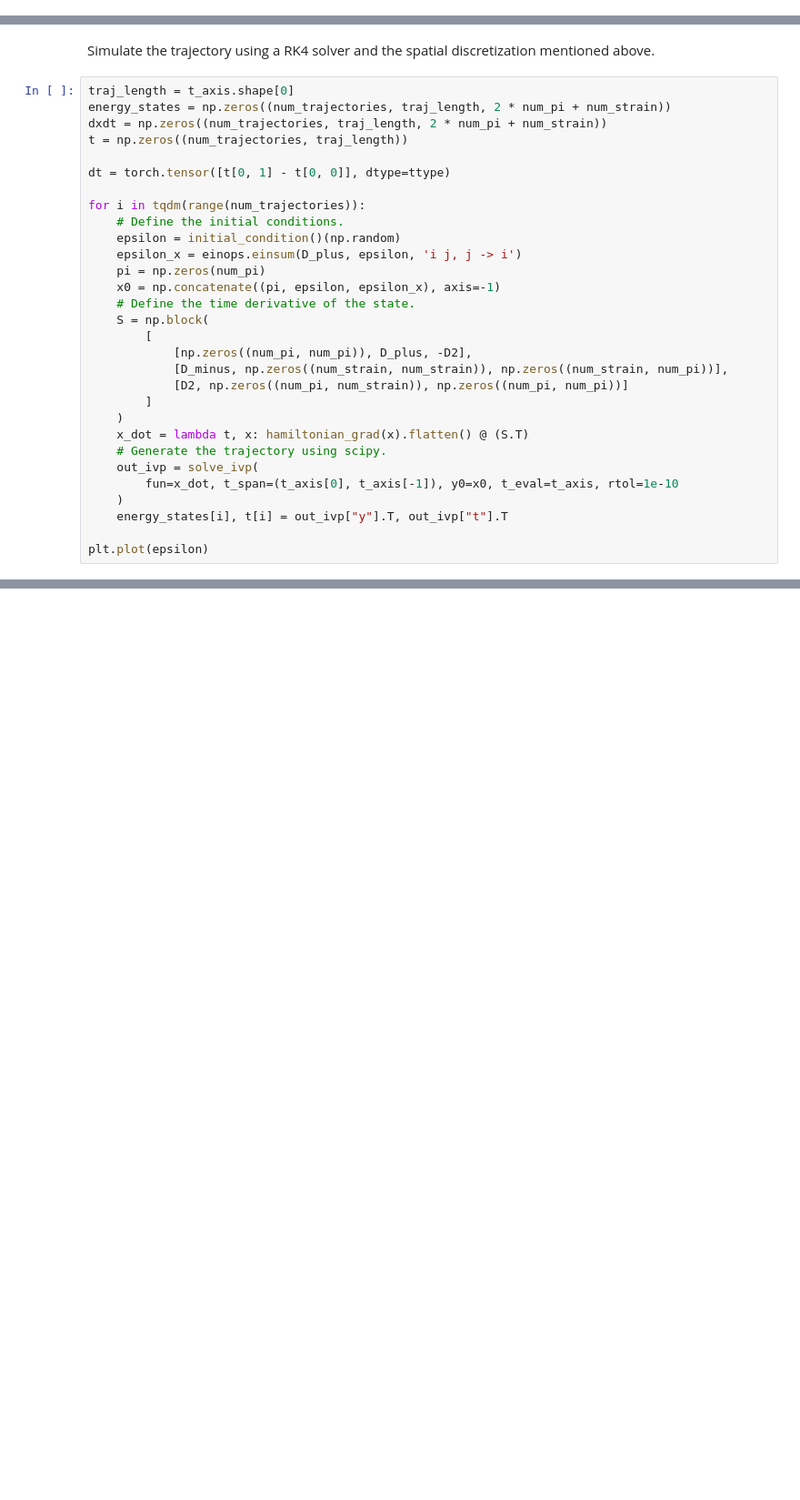
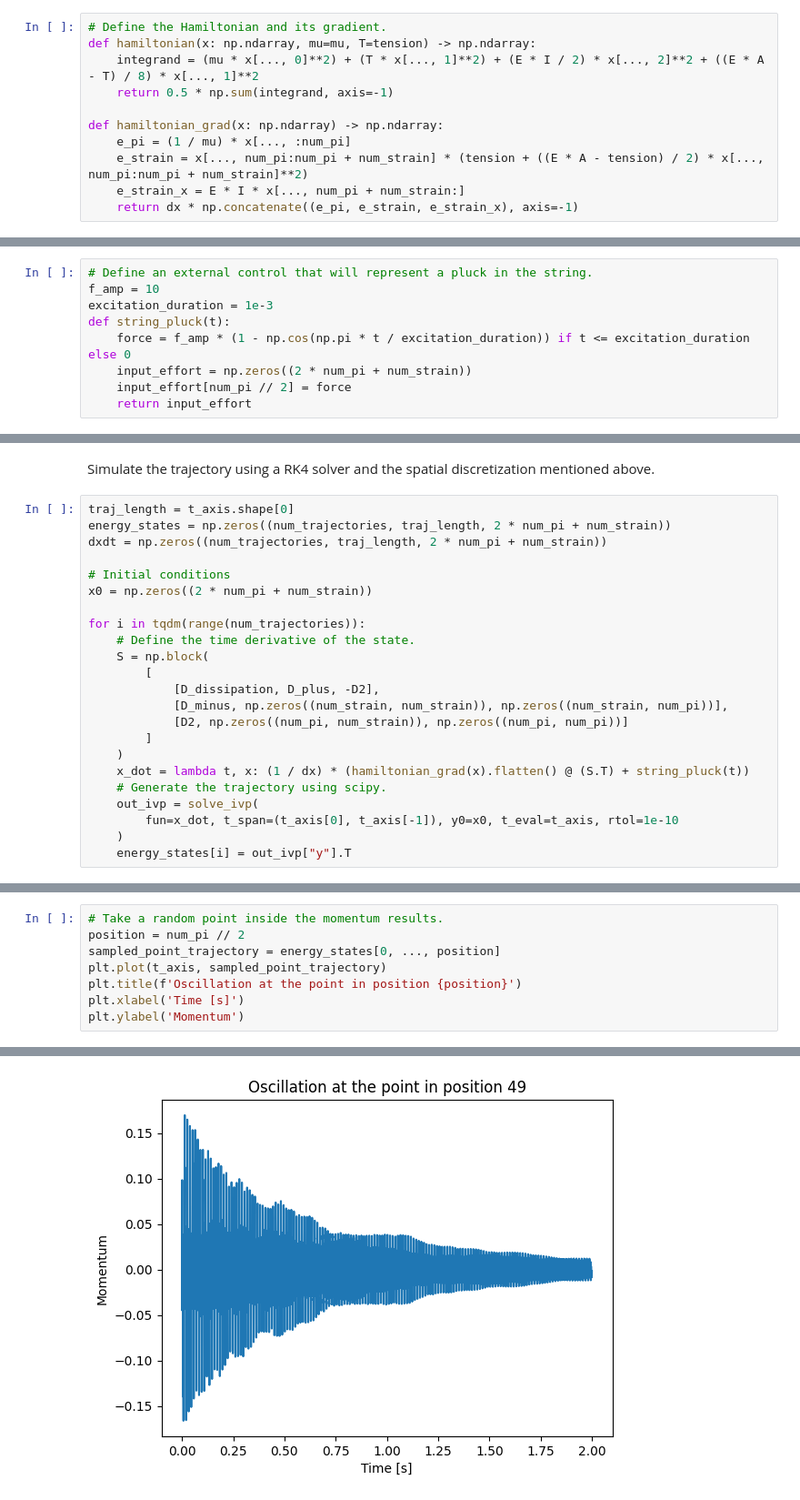
Before and after one commit to mlinaresv/LearningTheString, a Jupyter notebook: LearningTheChord.ipynb, the cells around one changed output, grey strips where cells are left out. Shown at 91% size. Cells and saved outputs as stored; diff of their text form; blank space fills up the shorter version.

Commit message:
Finished the nonlinear string implementation. General Hamiltonian PDEs are separated in a notebook from the port-Hamiltonian PDEs. Added the tools.py file.

```diff
--- a/LearningTheChord.ipynb
+++ b/LearningTheChord.ipynb
@@ -345,0 +65,11 @@ def initial_condition() -> Callable[[np.random.Generator], np.ndarray]:
+# %%
+# Define the Hamiltonian and its gradient.
+def hamiltonian(x: np.ndarray, mu=mu, T=tension) -> np.ndarray:
+    integrand = (mu * x[..., 0]**2) + (T * x[..., 1]**2) + (E * I / 2) * x[..., 2]**2 + ((E * A - T) / 8) * x[..., 1]**2
+    return 0.5 * np.sum(integrand, axis=-1)
+
+def hamiltonian_grad(x: np.ndarray) -> np.ndarray:
+    e_pi = (1 / mu) * x[..., :num_pi]
+    e_strain = x[..., num_pi:num_pi + num_strain] * (tension + ((E * A - tension) / 2) * x[..., num_pi:num_pi + num_strain]**2)
+    e_strain_x = E * I * x[..., num_pi + num_strain:]
+    return dx * np.concatenate((e_pi, e_strain, e_strain_x), axis=-1)
@@ -345,0 +141,9 @@ def initial_condition() -> Callable[[np.random.Generator], np.ndarray]:
+# %%
+# Define an external control that will represent a pluck in the string.
+f_amp = 10
+excitation_duration = 1e-3
+def string_pluck(t):
+    force = f_amp * (1 - np.cos(np.pi * t / excitation_duration)) if t <= excitation_duration else 0
+    input_effort = np.zeros((2 * num_pi + num_strain))
+    input_effort[num_pi // 2] = force
+    return input_effort
@@ -349,29 +162,22 @@ Simulate the trajectory using a RK4 solver and the spatial discretization mentio
 traj_length = t_axis.shape[0]
 energy_states = np.zeros((num_trajectories, traj_length, 2 * num_pi + num_strain))
 dxdt = np.zeros((num_trajectories, traj_length, 2 * num_pi + num_strain))
-t = np.zeros((num_trajectories, traj_length))
 
-dt = torch.tensor([t[0, 1] - t[0, 0]], dtype=ttype)
+# Initial conditions
+x0 = np.zeros((2 * num_pi + num_strain))
 
 for i in tqdm(range(num_trajectories)):
-    # Define the initial conditions.
-    epsilon = initial_condition()(np.random)
-    epsilon_x = einops.einsum(D_plus, epsilon, 'i j, j -> i')
-    pi = np.zeros(num_pi)
-    x0 = np.concatenate((pi, epsilon, epsilon_x), axis=-1)
     # Define the time derivative of the state.
     S = np.block(
         [
-            [np.zeros((num_pi, num_pi)), D_plus, -D2],
+            [D_dissipation, D_plus, -D2],
             [D_minus, np.zeros((num_strain, num_strain)), np.zeros((num_strain, num_pi))],
             [D2, np.zeros((num_pi, num_strain)), np.zeros((num_pi, num_pi))]
         ]
     )
-    x_dot = lambda t, x: hamiltonian_grad(x).flatten() @ (S.T)
+    x_dot = lambda t, x: (1 / dx) * (hamiltonian_grad(x).flatten() @ (S.T) + string_pluck(t))
     # Generate the trajectory using scipy.
     out_ivp = solve_ivp(
         fun=x_dot, t_span=(t_axis[0], t_axis[-1]), y0=x0, t_eval=t_axis, rtol=1e-10
     )
-    energy_states[i], t[i] = out_ivp["y"].T, out_ivp["t"].T
-
-plt.plot(epsilon)
+    energy_states[i] = out_ivp["y"].T
@@ -386,0 +198,9 @@ create_video(
+# %%
+# Take a random point inside the momentum results.
+position = num_pi // 2
+sampled_point_trajectory = energy_states[0, ..., position]
+plt.plot(t_axis, sampled_point_trajectory)
+plt.title(f'Oscillation at the point in position {position}')
+plt.xlabel('Time [s]')
+plt.ylabel('Momentum')
+# %% [output]
@@ -386,0 +208 @@ create_video(
+[figure, added]
```
Also changed, not shown: parts of 48 cells of this notebook, 2 other files.
